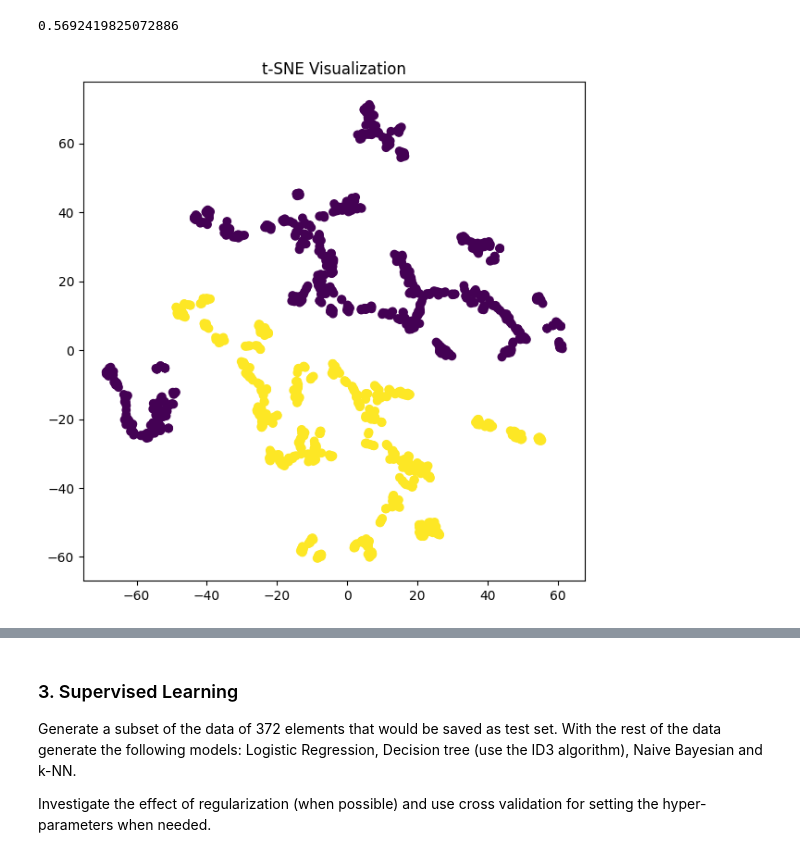
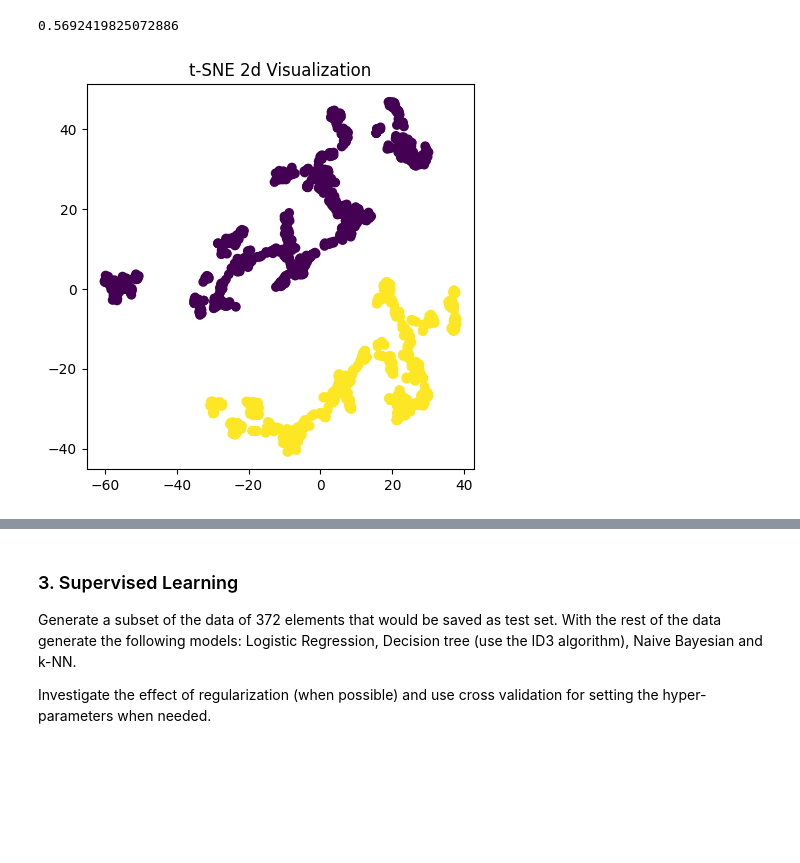
Before and after one commit to frekkoz3/Intro_to_ML_24-25, a Jupyter notebook: challenges/challenge 1/challenge-one.ipynb, the cells around one changed output, grey strips where cells are left out. Cells and saved outputs as stored; diff of their text form; code cells hidden in the pictures; blank space fills up the shorter version.

```diff
--- a/challenges/challenge 1/challenge-one.ipynb
+++ b/challenges/challenge 1/challenge-one.ipynb
@@ -226,15 +226,11 @@ print(accuracy_3d)
 # %%
 from sklearn.manifold import TSNE
 
-
-X_embedded = TSNE(n_components=2, learning_rate='auto', init='random', perplexity=15).fit_transform(data)
-fig, ax = plt.subplots(figsize=(7, 7))
-ax.scatter(X_embedded[:, 0], X_embedded[:, 1], c=df['Category'])
-axs.set_yticklabels([])
-axs.set_xticklabels([])
-
-ax.set_title('t-SNE Visualization')
+tsne_2d = TSNE(n_components=2, learning_rate='auto', init='random', perplexity=30).fit_transform(data)
+fig, ax = plt.subplots(figsize=(5, 5))
+ax.scatter(tsne_2d[:, 0], tsne_2d[:, 1], c=df['Category'])
+ax.set_title('t-SNE 2d Visualization')
 
 plt.show()
 # %% [output]
-[figure, old version]
+[figure, new version]
```
Also changed, not shown: parts of 5 cells of this notebook.
